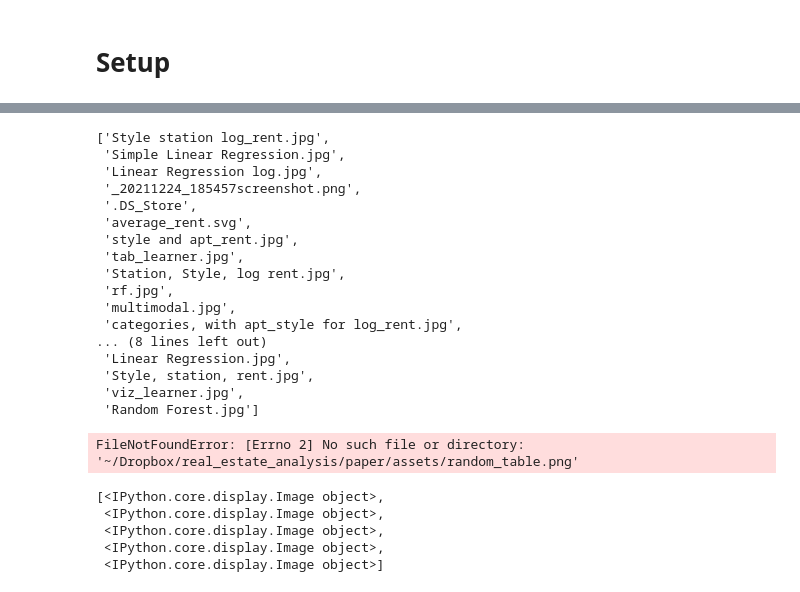
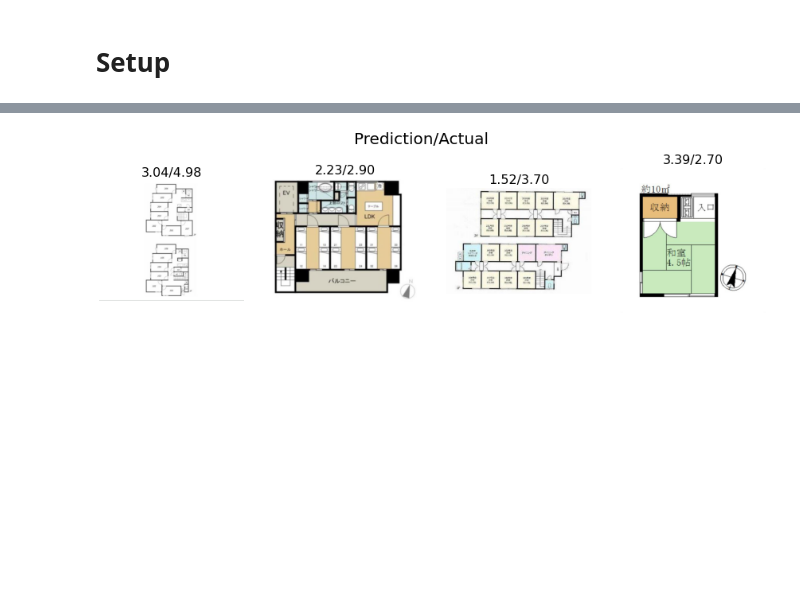
Before and after one commit to jiyans/real_estate_analysis, a Jupyter notebook: analysis/python/qualitative_analysis.ipynb, the cells around one changed output, grey strips where cells are left out. Cells and saved outputs as stored; diff of their text form; code cells hidden in the pictures; blank space fills up the shorter version.

```diff
--- a/analysis/python/qualitative_analysis.ipynb
+++ b/analysis/python/qualitative_analysis.ipynb
@@ -183,21 +247,0 @@ x = show_imgs(random_images(12, seed=2021))
-# %%
-import os
-os.listdir("../../paper/assets/")
-# %% [output]
-['Style station log_rent.jpg',
- 'Simple Linear Regression.jpg',
- 'Linear Regression log.jpg',
- '_20211224_185457screenshot.png',
- '.DS_Store',
- 'average_rent.svg',
- 'style and apt_rent.jpg',
- 'tab_learner.jpg',
- 'Station, Style, log rent.jpg',
- 'rf.jpg',
- 'multimodal.jpg',
- 'categories, with apt_style for log_rent.jpg',
-... (8 lines left out)
- 'Linear Regression.jpg',
- 'Style, station, rent.jpg',
- 'viz_learner.jpg',
- 'Random Forest.jpg']
@@ -204,4 +250,10 @@ os.listdir("../../paper/assets/")
 # %%
-x.savefig("/Users/jiyanschneider/dev/proj//Dropbox/real_estate_analysis/paper/assets/random_table.png", dpi=300)
+M = 100
+N = 12
+highest_idx = L(df.sort_values("viz_preds").index.to_list()[:M])
+np.random.seed(41)
+rands = highest_idx[list(np.random.randint(0, M, 4))]
+x = show_imgs(image_triple(rands), figsize=(15, 4))
+# x.savefig("../../paper/assets/random_negtop100.png")
 # %% [output]
-FileNotFoundError: [Errno 2] No such file or directory: '~/Dropbox/real_estate_analysis/paper/assets/random_table.png'
+[figure, added]
@@ -210,8 +259,0 @@ paths = df.sort_values("viz_preds").iloc[-5:]["rel_image_paths"].to_list()
-# %%
-list(map(load_image, paths))
-# %% [output]
-[<IPython.core.display.Image object>,
- <IPython.core.display.Image object>,
- <IPython.core.display.Image object>,
- <IPython.core.display.Image object>,
- <IPython.core.display.Image object>]
```
Also changed, not shown: parts of 30 cells of this notebook.
